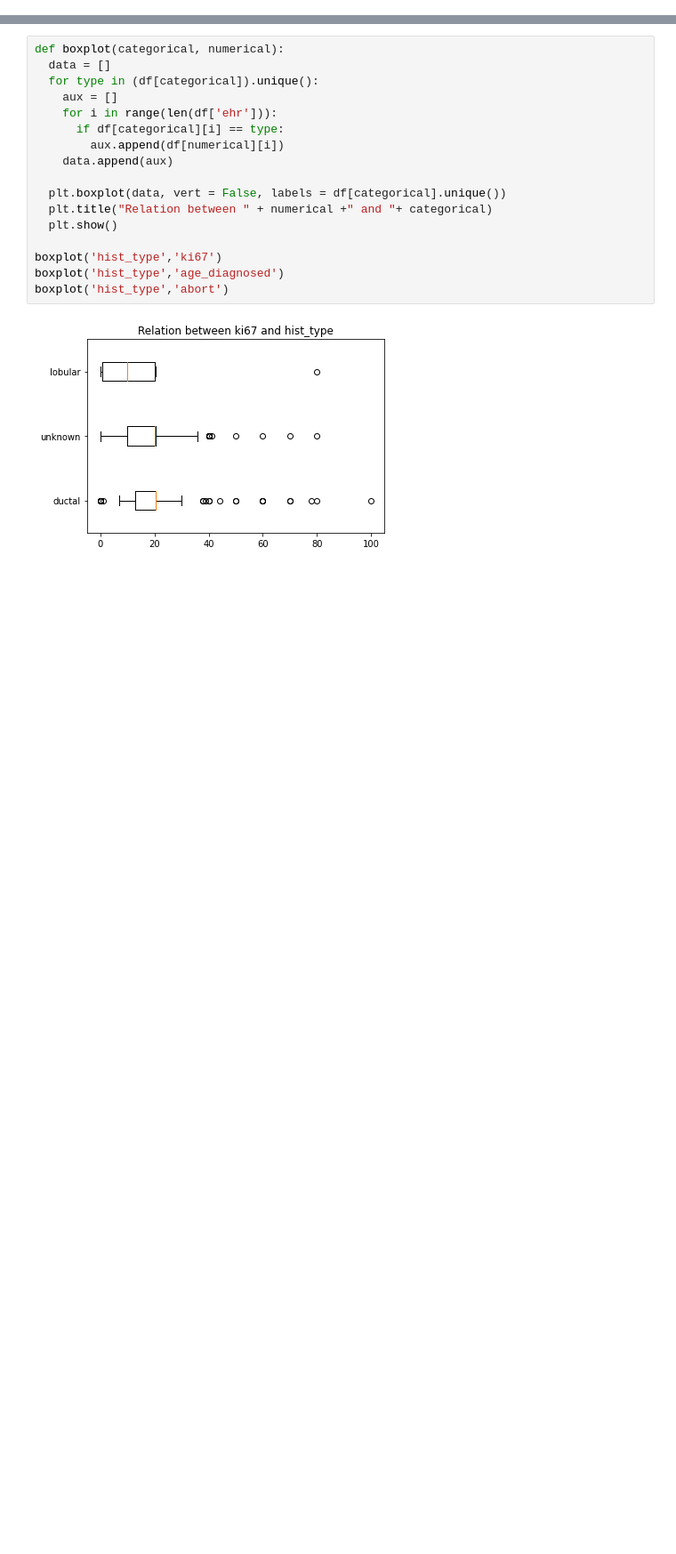
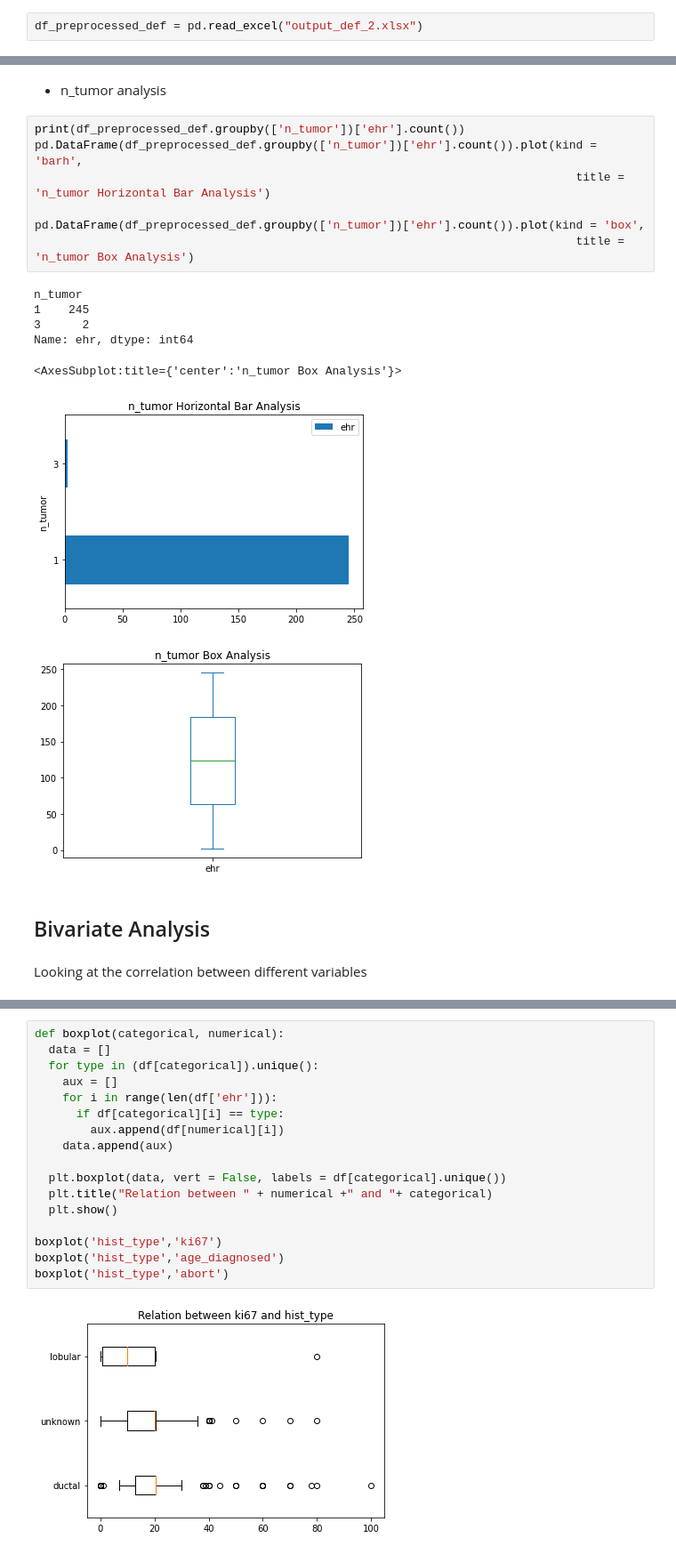
Before and after one commit to GNajeral/Data-Process, a Jupyter notebook: Second_Assignment/DataAnalysis.ipynb, the cells around one changed output, grey strips where cells are left out. Shown: that part at 89% size. Cells and saved outputs as stored; diff of their text form; blank space fills up the shorter version.

```diff
--- a/Second_Assignment/DataAnalysis.ipynb
+++ b/Second_Assignment/DataAnalysis.ipynb
@@ -10,0 +17,2 @@ Mounted at /content/gdrive
+# %%
+df_preprocessed_def = pd.read_excel("output_def_2.xlsx")
@@ -10,0 +199,21 @@ Mounted at /content/gdrive
+# %% [markdown]
+- n_tumor analysis
+# %%
+print(df_preprocessed_def.groupby(['n_tumor'])['ehr'].count())
+pd.DataFrame(df_preprocessed_def.groupby(['n_tumor'])['ehr'].count()).plot(kind = 'barh',
+                                                                              title = 'n_tumor Horizontal Bar Analysis')
+
+pd.DataFrame(df_preprocessed_def.groupby(['n_tumor'])['ehr'].count()).plot(kind = 'box',
+                                                                              title = 'n_tumor Box Analysis')
+# %% [output]
+n_tumor
+1    245
+3      2
+Name: ehr, dtype: int64
+<AxesSubplot:title={'center':'n_tumor Box Analysis'}>
+[figure, added]
+[figure, added]
+# %% [markdown]
+## Bivariate Analysis
+# %% [markdown]
+Looking at the correlation between different variables
```
Also changed, not shown: parts of 8 cells of this notebook.
